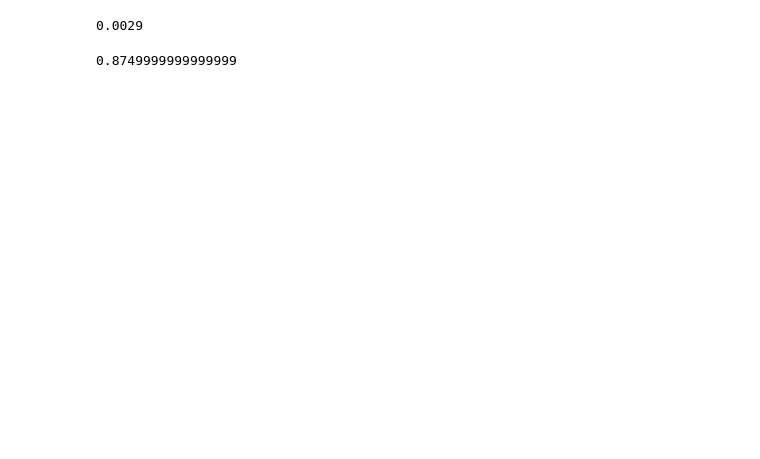
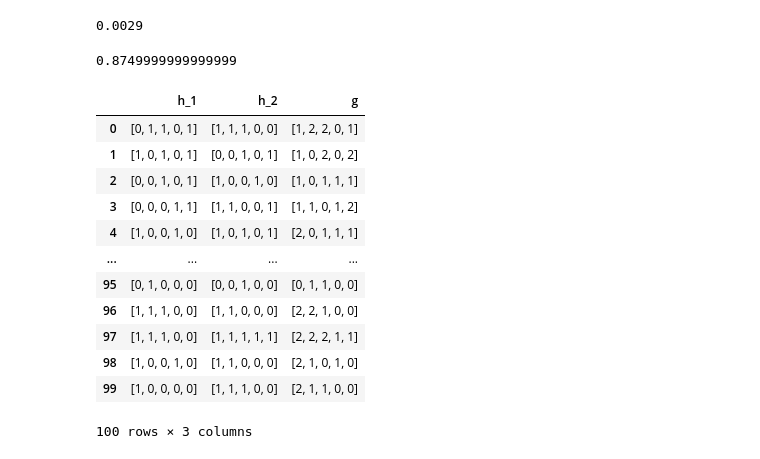
Before and after one commit to itu-square/sat-metropolis, a Jupyter notebook: experiments/sat/haplotypes/haplotypes.ipynb, the cells around one changed output. Saved outputs shown, nothing was run; the diff lists cells and outputs as text; code cells hidden in the pictures; blank space fills up the shorter version.

```diff
--- a/experiments/sat/haplotypes/haplotypes.ipynb
+++ b/experiments/sat/haplotypes/haplotypes.ipynb
@@ -43,3 +81,19 @@ for i in range(100):
+# %%
+df
+# %% [output]
+|  | h_1 | h_2 | g |
+| 0 | [0, 1, 1, 0, 1] | [1, 1, 1, 0, 0] | [1, 2, 2, 0, 1] |
+| 1 | [1, 0, 1, 0, 1] | [0, 0, 1, 0, 1] | [1, 0, 2, 0, 2] |
+| 2 | [0, 0, 1, 0, 1] | [1, 0, 0, 1, 0] | [1, 0, 1, 1, 1] |
+| 3 | [0, 0, 0, 1, 1] | [1, 1, 0, 0, 1] | [1, 1, 0, 1, 2] |
+| 4 | [1, 0, 0, 1, 0] | [1, 0, 1, 0, 1] | [2, 0, 1, 1, 1] |
+| ... | ... | ... | ... |
+| 95 | [0, 1, 0, 0, 0] | [0, 0, 1, 0, 0] | [0, 1, 1, 0, 0] |
+| 96 | [1, 1, 1, 0, 0] | [1, 1, 0, 0, 0] | [2, 2, 1, 0, 0] |
+| 97 | [1, 1, 1, 0, 0] | [1, 1, 1, 1, 1] | [2, 2, 2, 1, 1] |
+| 98 | [1, 0, 0, 1, 0] | [1, 1, 0, 0, 0] | [2, 1, 0, 1, 0] |
+| 99 | [1, 0, 0, 0, 0] | [1, 1, 1, 0, 0] | [2, 1, 1, 0, 0] |
+100 rows × 3 columns
 # %%
 haplotypesnumber
 # %% [output]
```
Also changed, not shown: parts of 24 cells of this notebook.
